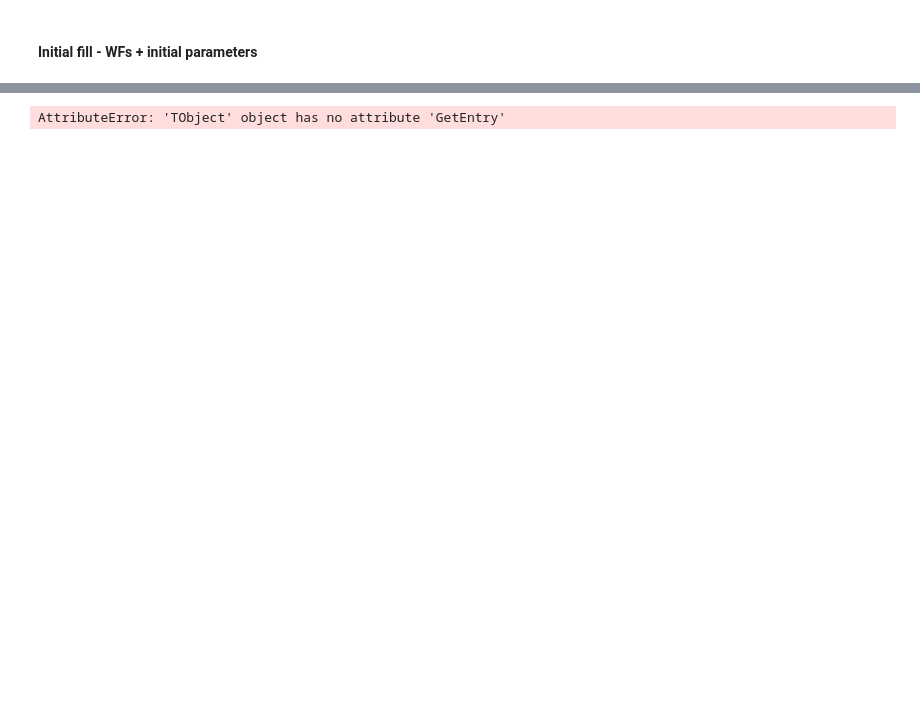
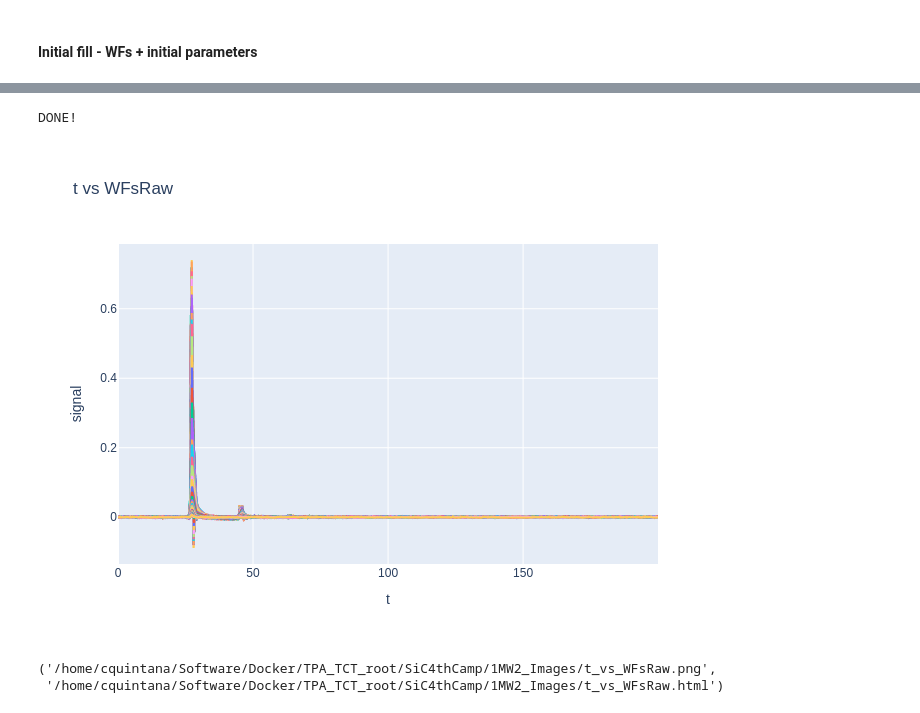
Before and after one commit to cristianqse-hub/TPA-TCT_analysis, a Jupyter notebook: analysis4camp_notebook.ipynb, the cells around one changed output, grey strips where cells are left out. Drawn from its saved outputs; the diff is of its cells as text; code cells hidden in the pictures; blank space fills up the shorter version.

```diff
--- a/analysis4camp_notebook.ipynb
+++ b/analysis4camp_notebook.ipynb
@@ -155,15 +156,15 @@ IMG_Path = RAW_DATA = "/home/cquintana/Software/Docker/TPA_TCT_root/SiC4thCamp/1
 # %%
-from pathlib import Path
-
+# Load base path parameters
 filenames = [entry["filename"] for entry in FILES["1MW2"]["DEF"]]
-root_files = [ f"{ROOT_FILES}{file_name}.root" for file_name in filenames]
+root_files = [ f"{ROOT_FILES_1MW2}{file_name}.root" for file_name in filenames]
 print("DATAFILES:")
 for name in filenames:
-    outpath = Path(ROOT_FILES) / f"{name}.root"
-    print(filenames)
+    outpath = Path(ROOT_FILES_1MW2) / f"{name}.root"
     _nameList = ["dataPath"]
     _dataList = [f"{RAW_DATA}{name}"]
     wu_rootfile(str(outpath), _nameList, _dataList, tree_name="Base")  # si quieres inicializar “vacío”
+
+print(filenames)
 print("DONE!")
 # %% [output]
 DATAFILES:
@@ -205,37 +200,43 @@ TFile**         /home/cquintana/Software/Docker/TPA_TCT_root/SiC4thCamp/RootFile
-# %%
-for _rp in root_files:
-    f = ROOT.TFile.Open(_rp)
-    _tree = f.Get("analysis")
-    _tree.GetEntry(0)
-
-    # número de samples temporales
-    n_samples = int(_tree.WFsRaw_shape1)
-
-    # vectores
-    events = np.arange(n_samples, dtype=np.int32)
-    t = events.astype(np.float64) * float(_tree.dt)
-
-    f.Close()
-
-    # escribir de vuelta al mismo ROOT
-    wu_rootfile(_rp, ["events", "t"], [events, t],  tree_name="Raw")
-
-print("DONE!")
-# %% [output]
-AttributeError: 'TObject' object has no attribute 'GetEntry'
+# %%
+# Get Raw signals "n_events", "n_samples", "events", "t"
+for _rp in root_files:
+    vals = getVals(_rp, ["Raw:WFsRaw", "Pars:dt"])
+
+    WFsRaw = vals["Raw:WFsRaw"]
+    dt = float(vals["Pars:dt"])
+
+    n_events = WFsRaw.shape[0]
+    n_samples = WFsRaw.shape[1] if WFsRaw.ndim > 1 else 0
+
+    events = np.arange(n_events, dtype=np.int32)
+    t = np.arange(n_samples, dtype=np.int32) * dt
+
+    wu_rootfile(
+        _rp,
+        ["n_events", "n_samples", "events", "t"],
+        [n_events, n_samples, events, t],
+        tree_name="Raw",
+    )
+
+print("DONE!")
+# %% [output]
+DONE!
 # %%
-#ls_rootfile(filenames[1])
-
+# Print WFs to get idea of RAW signals initial parameters
 plot_root_param_xy(
-    out_dir=IMG_Path,
+    out_dir=IMG_Path_1MW2,
     out_name="t_vs_WFsRaw",
     root_files=[root_files[0]],
-    x_param="t",
-    y_param="WFsRaw",
+    x_param="Raw:t",
+    y_param="Raw:WFsRaw",
     labels=["t vs WFsRaw", "t", "signal"],
     show=True,
     style="line",
 )
+# %% [output]
+[figure, added]
+('/home/cquintana/Software/Docker/TPA_TCT_root/SiC4thCamp/1MW2_Images/t_vs_WFsRaw.png',
+ '/home/cquintana/Software/Docker/TPA_TCT_root/SiC4thCamp/1MW2_Images/t_vs_WFsRaw.html')
 # %%
 # Visual analysis of WFs
 _nameList = ["aTBL", "aTLeft", "aTRight"]
```
Also changed, not shown: parts of 11 cells of this notebook, 2 other files.
